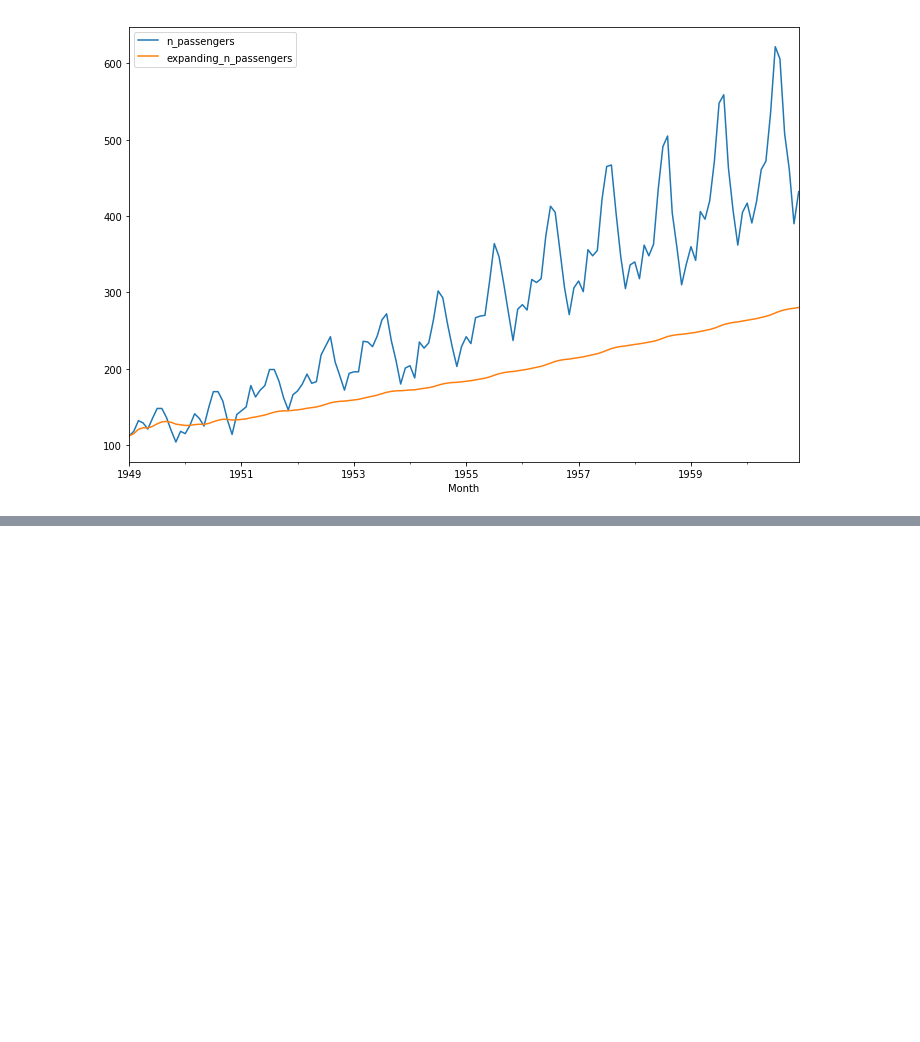
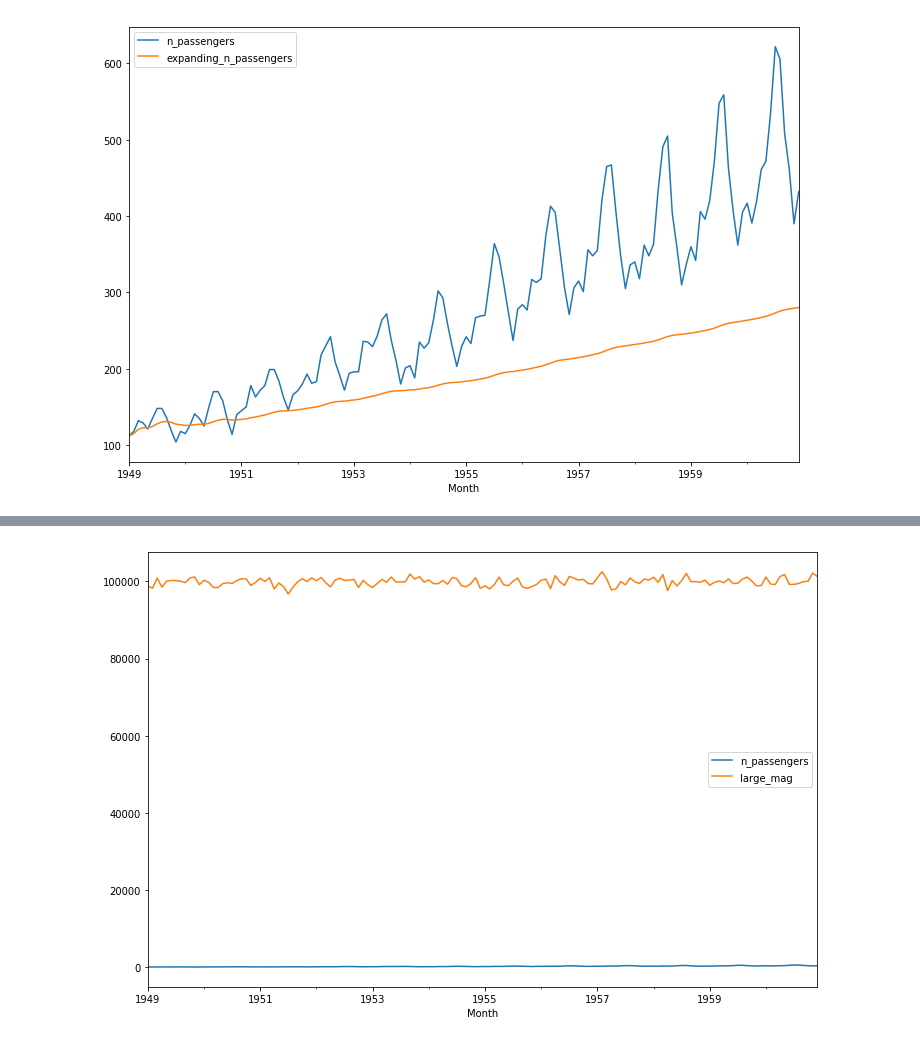
Before and after one commit to mahesh-keswani/ML-DL-FromBasicsToAdvance, a Jupyter notebook: pandas_basics/time_series_data_with_pandas.ipynb, the cells around one changed output, grey strips where cells are left out. Cells and saved outputs as stored; diff of their text form; code cells hidden in the pictures; blank space fills up the shorter version.

Commit message:
added the importance of scaling graph for better interpretation

```diff
--- a/pandas_basics/time_series_data_with_pandas.ipynb
+++ b/pandas_basics/time_series_data_with_pandas.ipynb
@@ -422,3 +422,8 @@ df['n_passengers'].mean()
 df[ ['n_passengers', 'expanding_n_passengers'] ].plot(legend = True, figsize = (12, 8));
 # %% [output]
 [figure]
+# %%
+# Now visualizing the importance of scaling a graph for great interpretation
+# adding new column which large magnitude
+
+df['large_mag'] = [100000] * len(df) + np.random.randn(len(df)) * 1000
@@ -424,0 +440,4 @@ df[ ['n_passengers', 'expanding_n_passengers'] ].plot(legend = True, figsize = (
+# %%
+df[ ['n_passengers', 'large_mag'] ].plot(legend = True, figsize = (12, 8));
+# %% [output]
+[figure, added]
```
Also changed, not shown: parts of 5 cells of this notebook.
